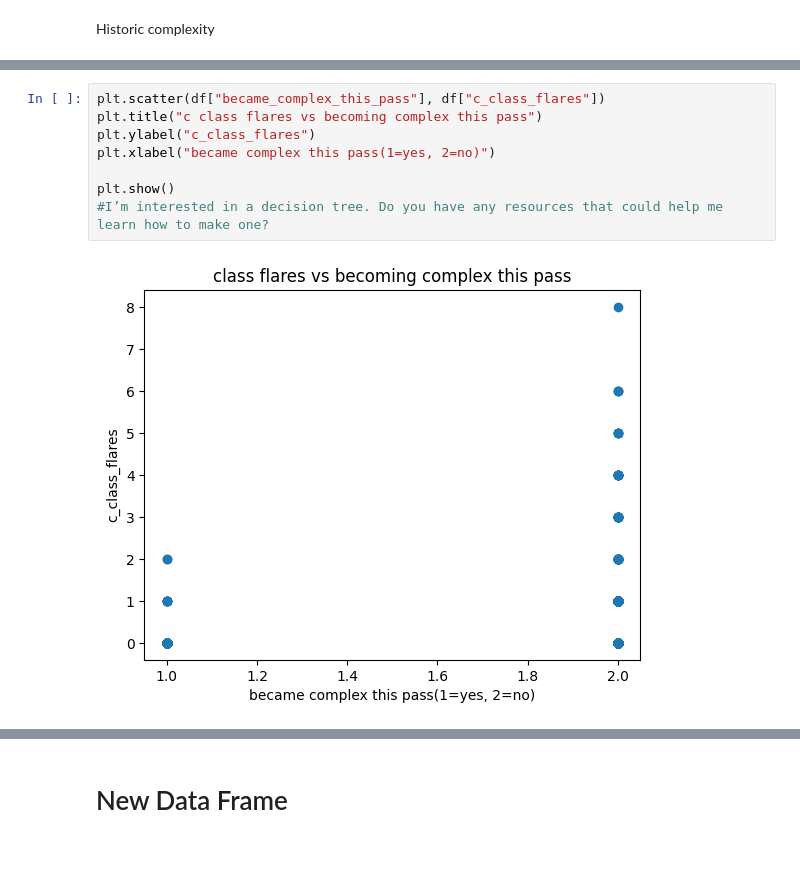
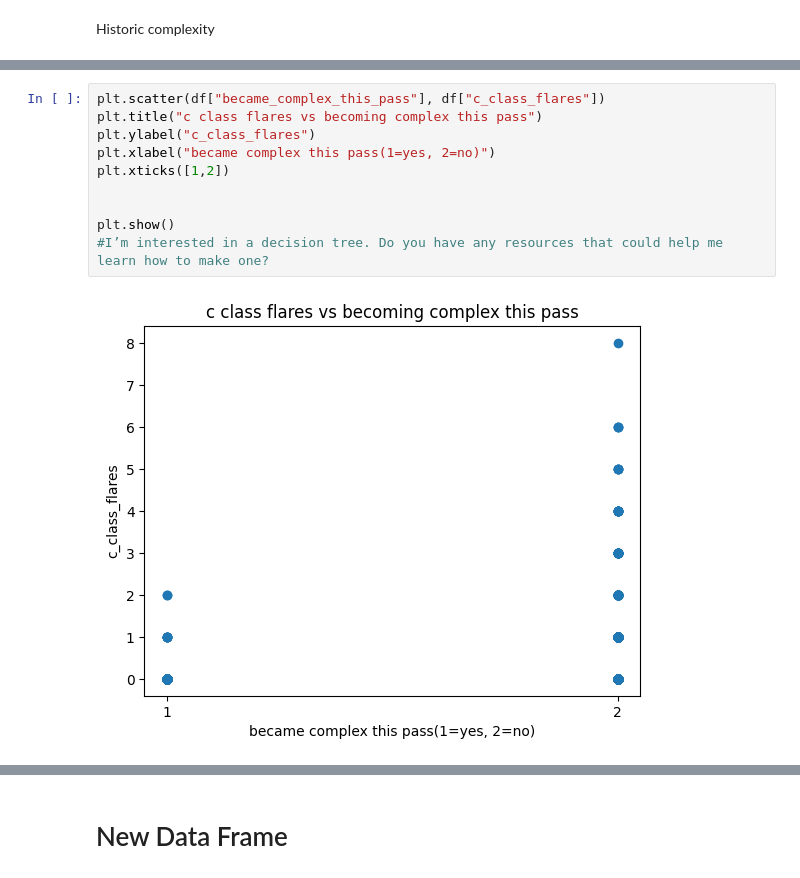
Before and after one commit to nollamae7-spec/DSRSP-Solar-Flares, a Jupyter notebook: DSHRP_Solar_Flares.ipynb, the cells around one changed output, grey strips where cells are left out. Cells and saved outputs as stored; diff of their text form.

```diff
--- a/DSHRP_Solar_Flares.ipynb
+++ b/DSHRP_Solar_Flares.ipynb
@@ -358,13 +399,15 @@ plt.show()
 # %%
 plt.scatter(df["became_complex_this_pass"], df["c_class_flares"])
 plt.title("c class flares vs becoming complex this pass")
 plt.ylabel("c_class_flares")
 plt.xlabel("became complex this pass(1=yes, 2=no)")
+plt.xticks([1,2])
+
 
 plt.show()
 #I’m interested in a decision tree. Do you have any resources that could help me learn how to make one?
 # %% [output]
-[figure, old version]
+[figure, new version]
 # %%
 plt.scatter(df["became_complex_this_pass"], df["m_class_flares"])
 plt.title("m class flares vs becoming complex this pass")
```
Also changed, not shown: parts of 19 cells of this notebook.
